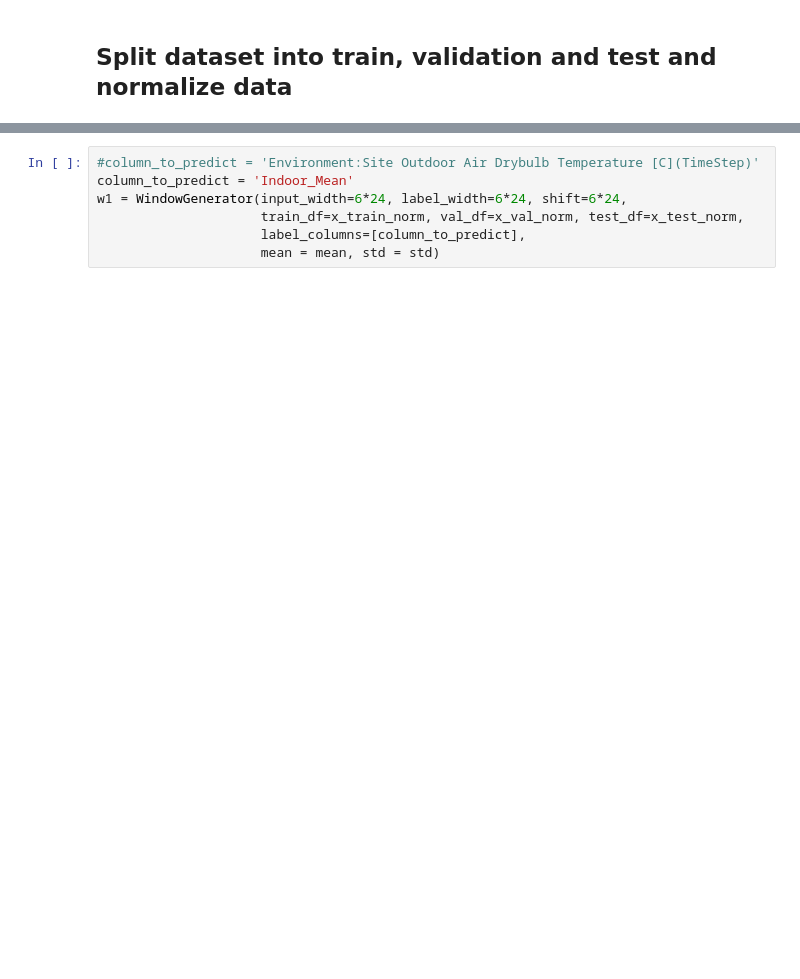
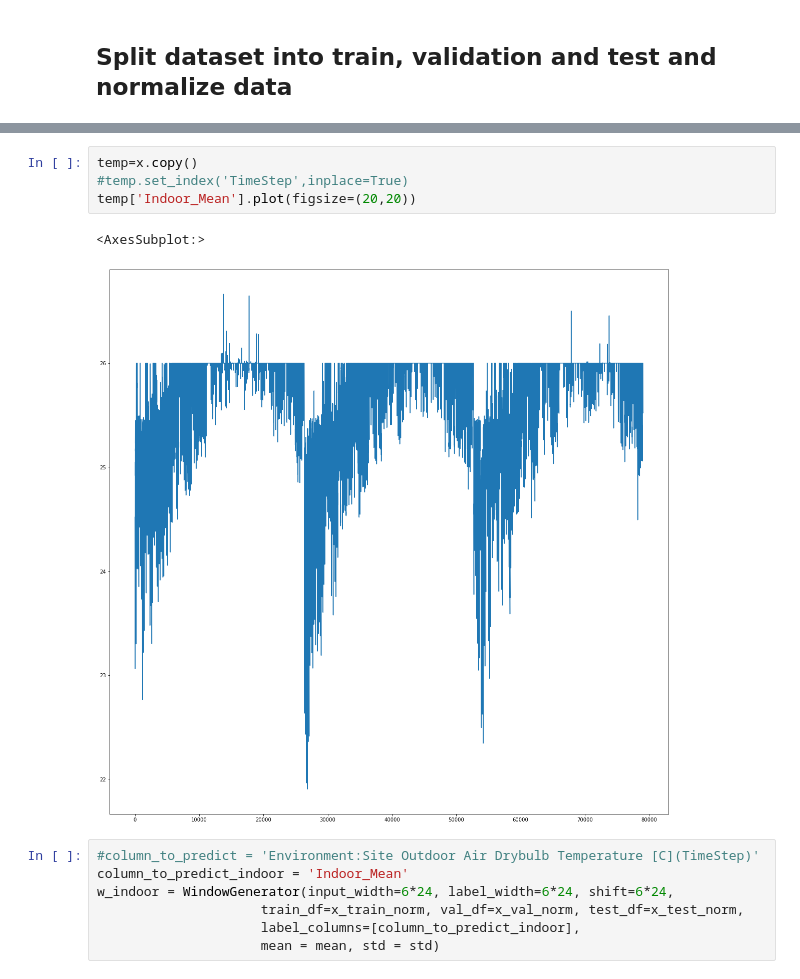
Before and after one commit to bre3760/ictbuilding, a Jupyter notebook: prediction_model/multirnn_v2.ipynb, the cells around one changed output, grey strips where cells are left out. Saved outputs shown, nothing was run; the diff lists cells and outputs as text; blank space fills up the shorter version.

```diff
--- a/prediction_model/multirnn_v2.ipynb
+++ b/prediction_model/multirnn_v2.ipynb
@@ -311,7 +426,14 @@ Test set dimension:  13176
+# %%
+temp=x.copy()
+#temp.set_index('TimeStep',inplace=True)
+temp['Indoor_Mean'].plot(figsize=(20,20))
+# %% [output]
+<AxesSubplot:>
+[figure, added]
 # %%
 #column_to_predict = 'Environment:Site Outdoor Air Drybulb Temperature [C](TimeStep)'
-column_to_predict = 'Indoor_Mean'
-w1 = WindowGenerator(input_width=6*24, label_width=6*24, shift=6*24,
+column_to_predict_indoor = 'Indoor_Mean'
+w_indoor = WindowGenerator(input_width=6*24, label_width=6*24, shift=6*24,
                      train_df=x_train_norm, val_df=x_val_norm, test_df=x_test_norm,
-                     label_columns=[column_to_predict],
+                     label_columns=[column_to_predict_indoor],
                      mean = mean, std = std)
```
Also changed, not shown: parts of 41 cells of this notebook, 4 other files.
